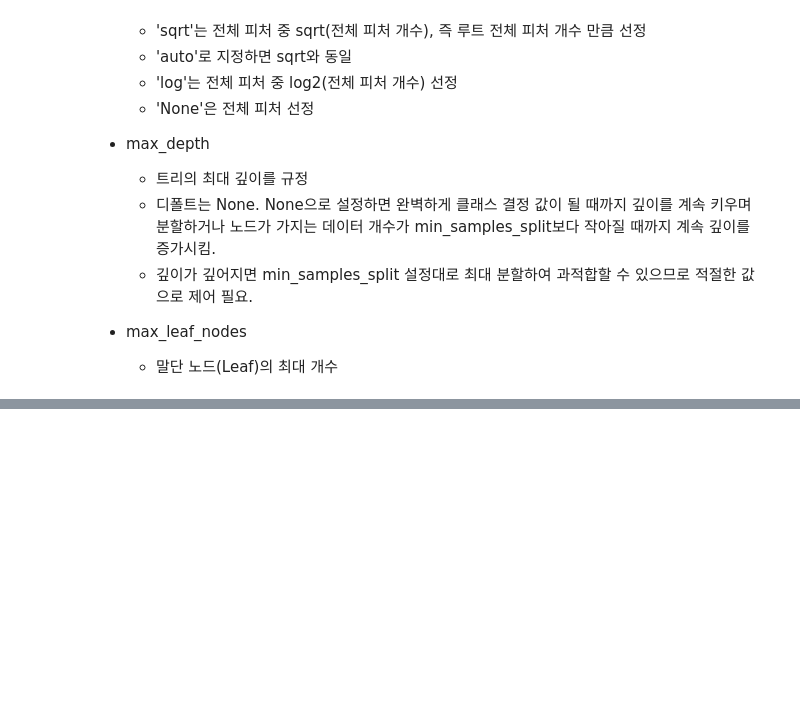
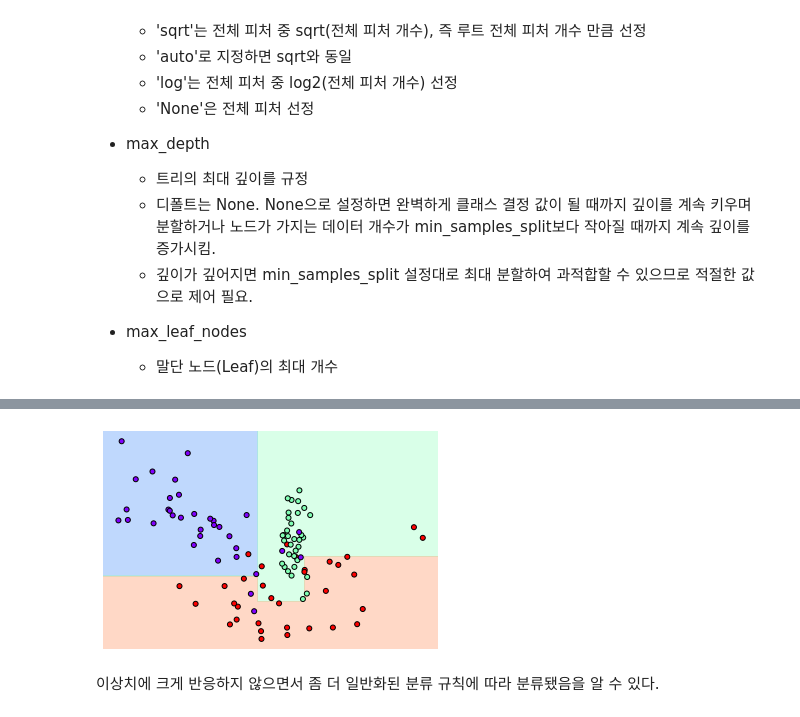
Before and after one commit to spacemaninSeoul/PythonMachinelearningGuide, a Jupyter notebook: [파이썬머신러닝완벽가이드]_IV_분류.ipynb, the cells around one changed output, grey strips where cells are left out. Saved outputs shown, nothing was run; the diff lists cells and outputs as text; code cells hidden in the pictures; blank space fills up the shorter version.

```diff
--- a/[파이썬머신러닝완벽가이드]_IV_분류.ipynb
+++ b/[파이썬머신러닝완벽가이드]_IV_분류.ipynb
@@ -61,0 +213,8 @@
+# %%
+# min_samples_leaf = 6으로 트리 생성 조건을 제약한 결정 경계 시각화
+dt_clf = DecisionTreeClassifier(min_samples_leaf=6).fit(X_features, y_labels)
+visualize_boundary(dt_clf, X_features, y_labels)
+# %% [output]
+[figure, added]
+# %% [markdown]
+이상치에 크게 반응하지 않으면서 좀 더 일반화된 분류 규칙에 따라 분류됐음을 알 수 있다.
```
Also changed, not shown: parts of 16 cells of this notebook.
